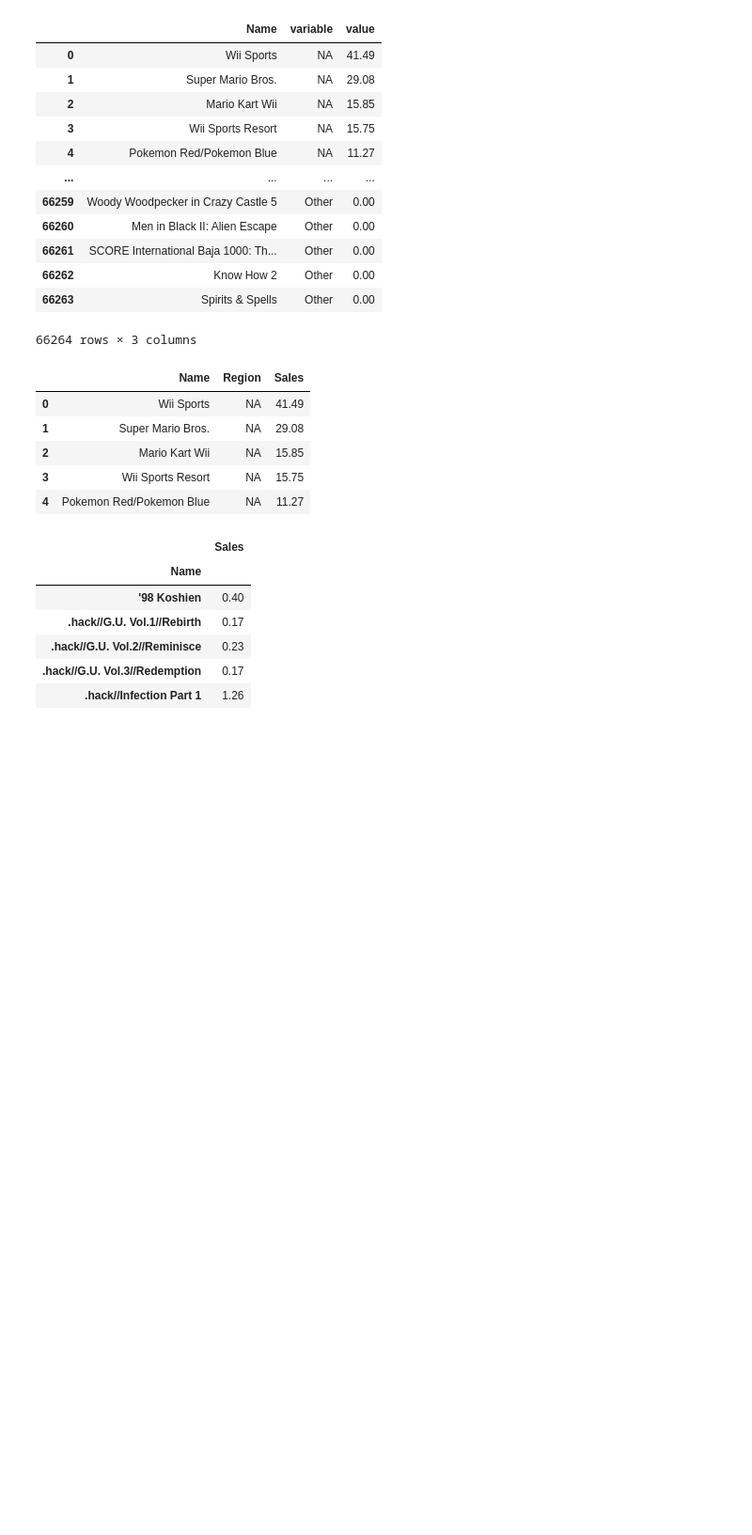
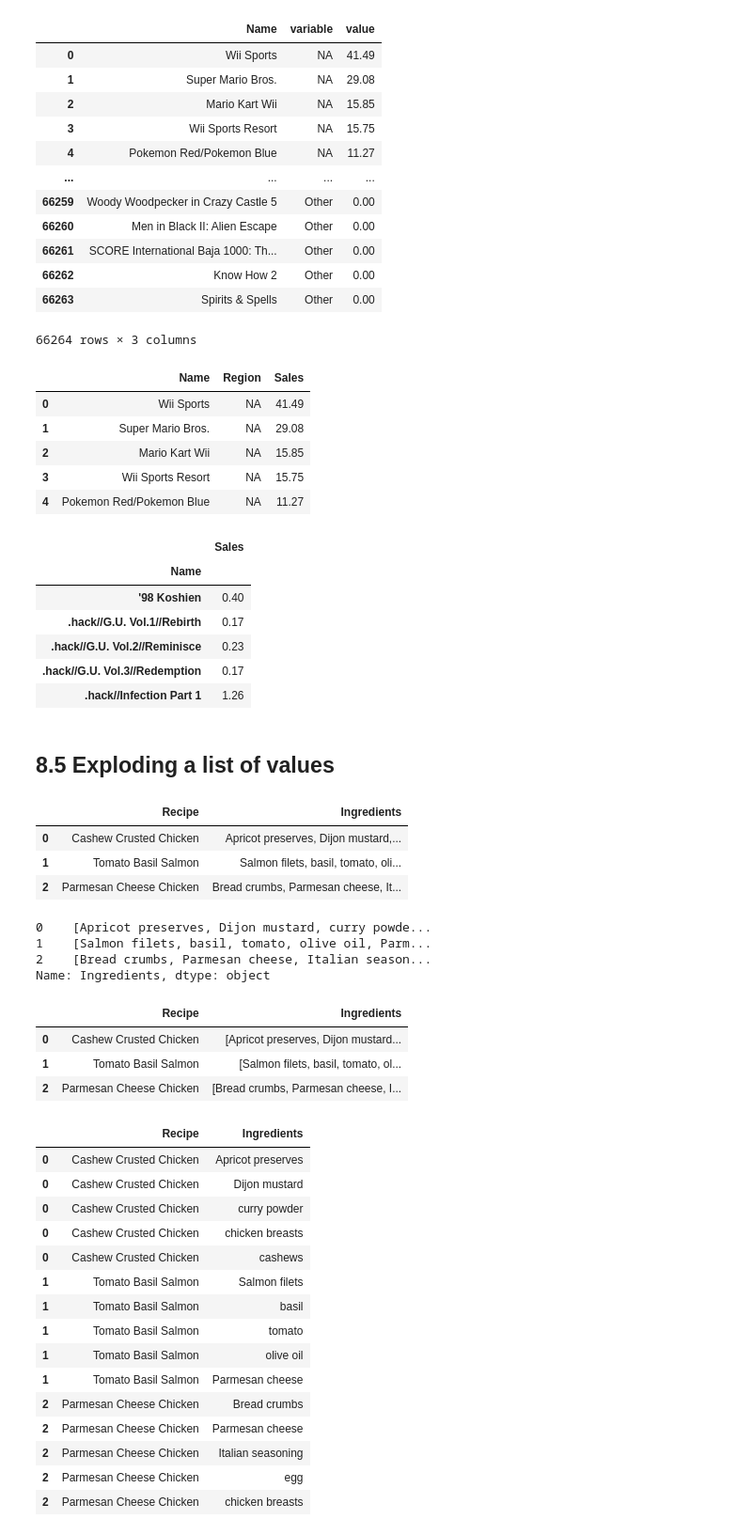
Before and after one commit to ljyGmail/pandas_in_action, a Jupyter notebook: ch08_reshaping_and_pivoting.ipynb, the cells around one changed output. Shown: that part at 94% size. Saved outputs shown, nothing was run; the diff lists cells and outputs as text; code cells hidden in the pictures; blank space fills up the shorter version.

Commit message:
8.5 exploding a list of values

```diff
--- a/ch08_reshaping_and_pivoting.ipynb
+++ b/ch08_reshaping_and_pivoting.ipynb
@@ -365,3 +365,47 @@ pd.pivot_table(video_game_sales_by_region, index="Name", values="Sales", aggfunc
 | .hack//G.U. Vol.2//Reminisce | 0.23 |
 | .hack//G.U. Vol.3//Redemption | 0.17 |
 | .hack//Infection Part 1 | 1.26 |
+# %% [markdown]
+## 8.5 Exploding a list of values
+# %%
+recipes = pd.read_csv("data/ch08/recipes.csv")
+recipes
+# %% [output]
+|  | Recipe | Ingredients |
+| 0 | Cashew Crusted Chicken | Apricot preserves, Dijon mustard,... |
+| 1 | Tomato Basil Salmon | Salmon filets, basil, tomato, oli... |
+| 2 | Parmesan Cheese Chicken | Bread crumbs, Parmesan cheese, It... |
+# %%
+recipes["Ingredients"].str.split(", ")
+# %% [output]
+0    [Apricot preserves, Dijon mustard, curry powde...
+1    [Salmon filets, basil, tomato, olive oil, Parm...
+2    [Bread crumbs, Parmesan cheese, Italian season...
+Name: Ingredients, dtype: object
+# %%
+recipes["Ingredients"] = recipes["Ingredients"].str.split(", ")
+recipes
+# %% [output]
+|  | Recipe | Ingredients |
+| 0 | Cashew Crusted Chicken | [Apricot preserves, Dijon mustard... |
+| 1 | Tomato Basil Salmon | [Salmon filets, basil, tomato, ol... |
+| 2 | Parmesan Cheese Chicken | [Bread crumbs, Parmesan cheese, I... |
+# %%
+recipes.explode("Ingredients")
+# %% [output]
+|  | Recipe | Ingredients |
+| 0 | Cashew Crusted Chicken | Apricot preserves |
+| 0 | Cashew Crusted Chicken | Dijon mustard |
+| 0 | Cashew Crusted Chicken | curry powder |
+| 0 | Cashew Crusted Chicken | chicken breasts |
+| 0 | Cashew Crusted Chicken | cashews |
+| 1 | Tomato Basil Salmon | Salmon filets |
+| 1 | Tomato Basil Salmon | basil |
+| 1 | Tomato Basil Salmon | tomato |
+| 1 | Tomato Basil Salmon | olive oil |
+| 1 | Tomato Basil Salmon | Parmesan cheese |
+| 2 | Parmesan Cheese Chicken | Bread crumbs |
+| 2 | Parmesan Cheese Chicken | Parmesan cheese |
+| 2 | Parmesan Cheese Chicken | Italian seasoning |
+| 2 | Parmesan Cheese Chicken | egg |
+| 2 | Parmesan Cheese Chicken | chicken breasts |
```
